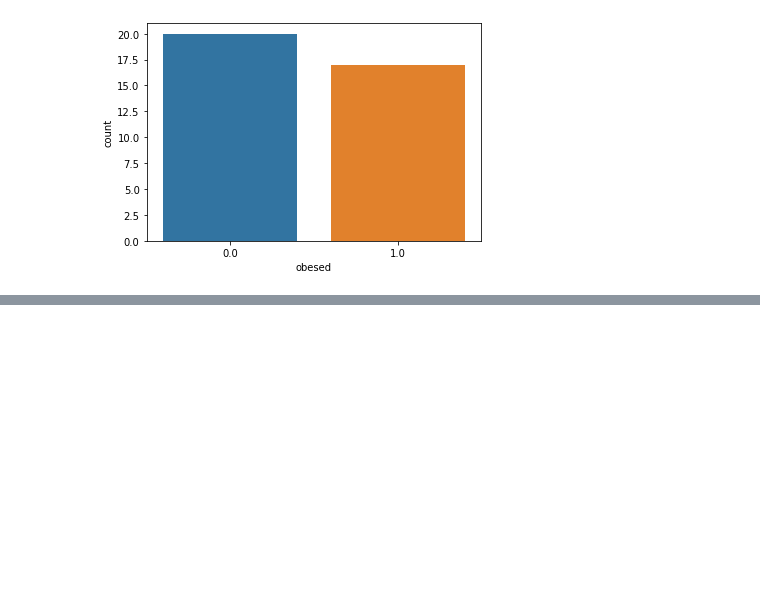
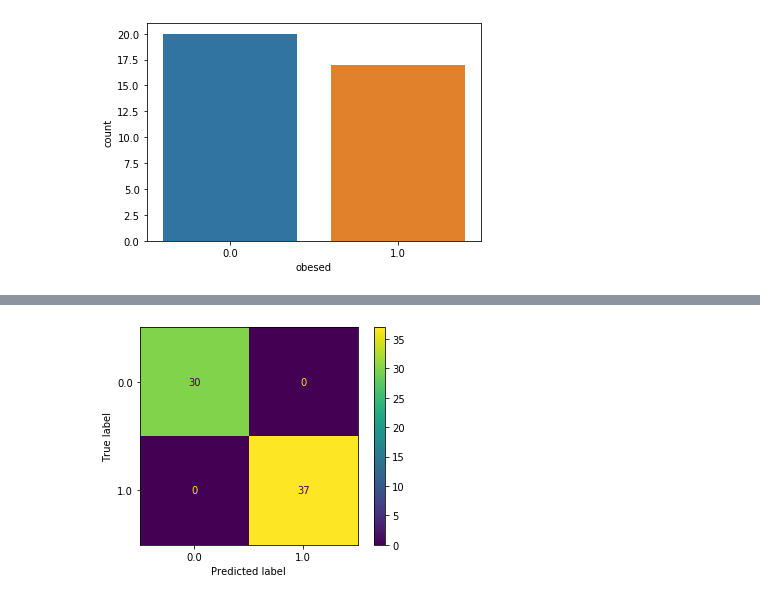
Before and after one commit to ridhoaryo/modul3_LogisticRegression, a Jupyter notebook: Materi_Classification.ipynb, the cells around one changed output, grey strips where cells are left out. Cells and saved outputs as stored; diff of their text form; code cells hidden in the pictures; blank space fills up the shorter version.

```diff
--- a/Materi_Classification.ipynb
+++ b/Materi_Classification.ipynb
@@ -466,0 +519,6 @@ sns.countplot(x='obesed', data=concat_test)
+# %%
+logreg.fit(X_train, y_train)
+#confusion matrix yg train
+conf_train = plot_confusion_matrix(logreg, X_train, y_train)
+# %% [output]
+[figure, added]
```
Also changed, not shown: parts of 76 cells of this notebook, 1 other file.
